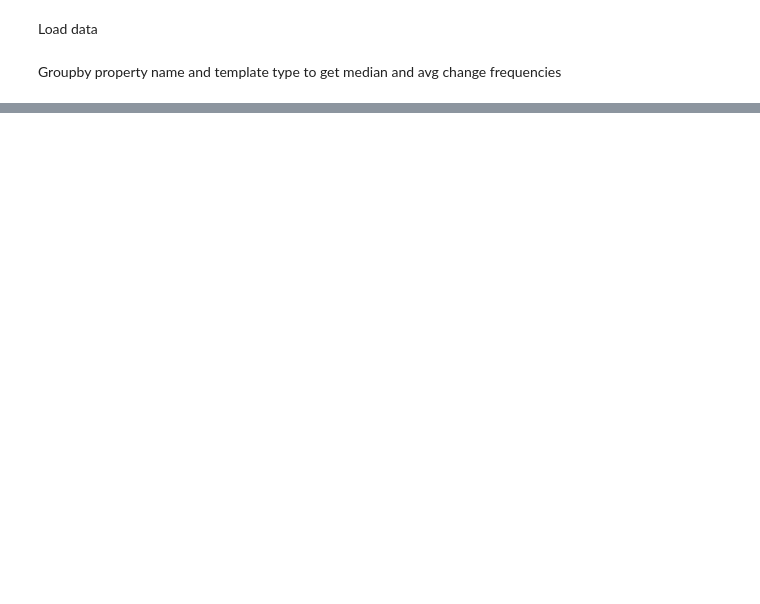
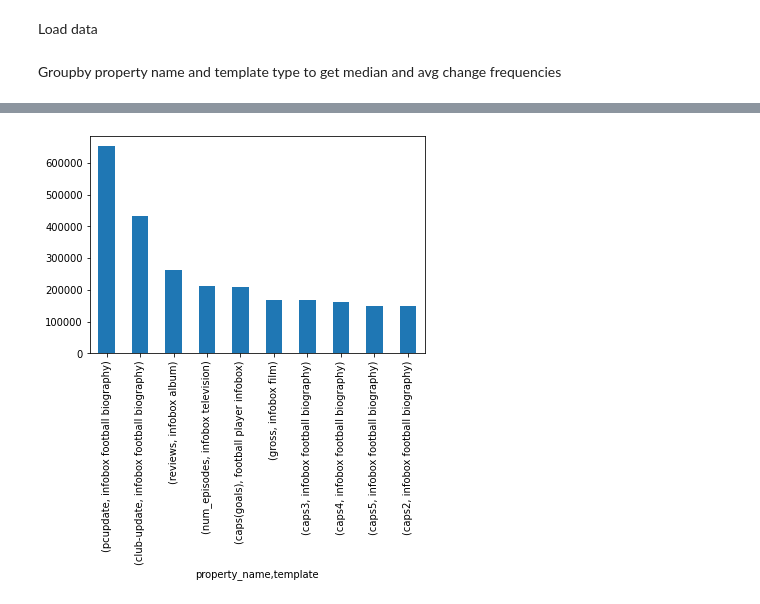
Before and after one commit to HPI-Information-Systems/wikipedia_cleanup, a Jupyter notebook: data_exploration/Static-Dynamic.ipynb, the cells around one changed output, grey strips where cells are left out. Cells and saved outputs as stored; diff of their text form; code cells hidden in the pictures; blank space fills up the shorter version.

```diff
--- a/data_exploration/Static-Dynamic.ipynb
+++ b/data_exploration/Static-Dynamic.ipynb
@@ -46,3 +110,8 @@ median_dynamic_infoboxes = median_time_diff[median_time_diff['static']=False][['
+# %%
+dynamic_data[:10].plot.bar()
+plt.show()
+# %% [output]
+[figure, added]
 # %%
 plt.figure(figsize=(12,5))
 plt.boxplot(avg_static_infoboxes[:10].values,\
```
Also changed, not shown: parts of 26 cells of this notebook.
